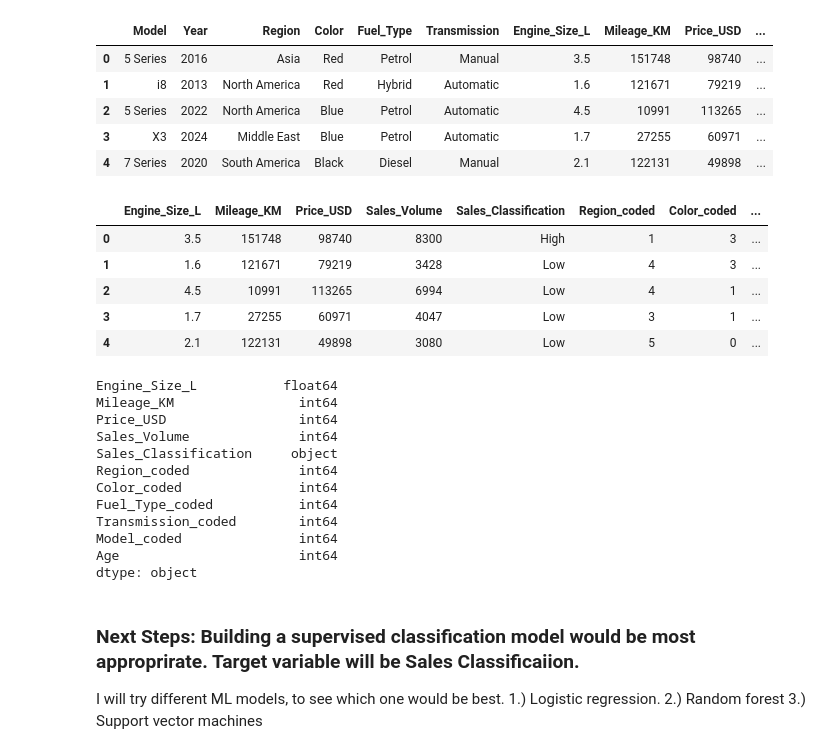
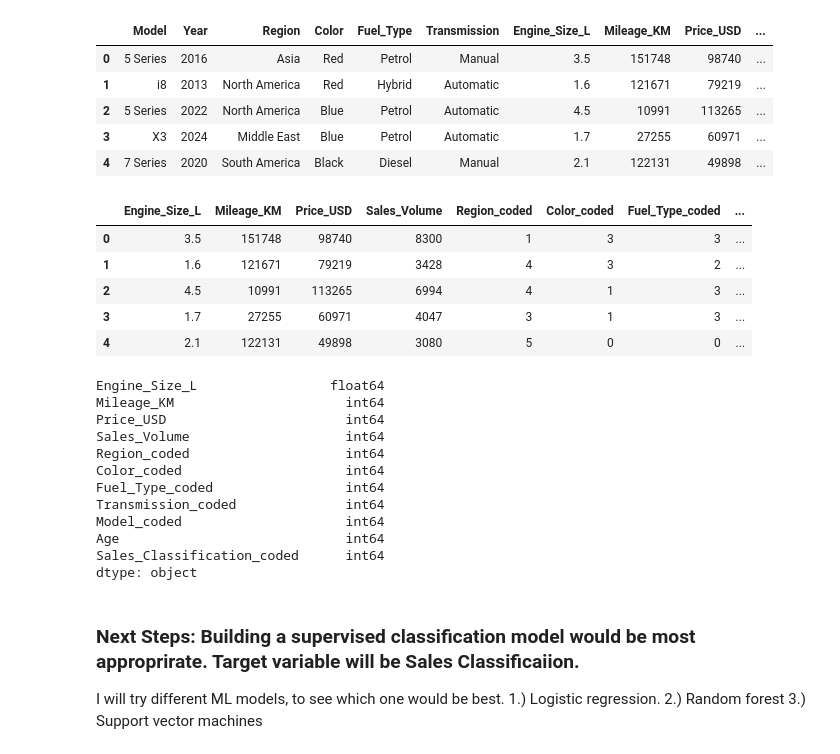
Before and after one commit to VithushanE/BMWWorldWideSales, a Jupyter notebook: BMWSales.ipynb, the cells around one changed output. Saved outputs shown, nothing was run; the diff lists cells and outputs as text; code cells hidden in the pictures.

```diff
--- a/BMWSales.ipynb
+++ b/BMWSales.ipynb
@@ -319,6 +323,7 @@ label_encoder_model = LabelEncoder()
 label_encoder_color = LabelEncoder()
 label_encoder_fuel = LabelEncoder()
 label_encoder_trans = LabelEncoder()
+label_encoder_sales = LabelEncoder()  # new encoder for sales classification
 
 # Encode categorical columns and create mapping dictionaries
 data2['Model_coded'] = label_encoder_model.fit_transform(data2['Model'])
@@ -332,6 +337,10 @@ fuel_type_mapping = dict(zip(label_encoder_fuel.classes_, label_encoder_fuel.tra
 
 data2['Transmission_coded'] = label_encoder_trans.fit_transform(data2['Transmission'])
 transmission_mapping = dict(zip(label_encoder_trans.classes_, label_encoder_trans.transform(label_encoder_trans.classes_)))
+
+# Encode Sales_Classification (High/Low → 1/0)
+data2['Sales_Classification_coded'] = label_encoder_sales.fit_transform(data2['Sales_Classification'])
+sales_mapping = dict(zip(label_encoder_sales.classes_, label_encoder_sales.transform(label_encoder_sales.classes_)))
 
 # Print mappings clearly
 print("Model Encoding Dictionary:")
@@ -350,10 +359,9 @@ print("\nTransmission Encoding Dictionary:")
 for trans, code in transmission_mapping.items():
     print(f"{trans}: {code}")
 
-
-# label encode sales
-
-data2['Sales_Classification']
+print("\nSales Classification Encoding Dictionary:")
+for sale_class, code in sales_mapping.items():
+    print(f"{sale_class}: {code}")
 
 # Preview the updated DataFrame
 data2.head()
@@ -395,30 +403,30 @@ data2.head()
 | 4 | 7 Series | 2020 | South America | Black | Diesel | Manual | 2.1 | 122131 | 49898 | ... |
 # %%
 data_clean = data2.copy()
-data_clean.drop(['Model','Year','Region','Color','Fuel_Type','Transmission'],axis=1, inplace=True)
+data_clean.drop(['Model','Year','Region','Color','Fuel_Type','Transmission', 'Sales_Classification'],axis=1, inplace=True)
 data_clean.head()
 # %% [output]
-|  | Engine_Size_L | Mileage_KM | Price_USD | Sales_Volume | Sales_Classification | Region_coded | Color_coded | ... |
-| 0 | 3.5 | 151748 | 98740 | 8300 | High | 1 | 3 | ... |
-| 1 | 1.6 | 121671 | 79219 | 3428 | Low | 4 | 3 | ... |
-| 2 | 4.5 | 10991 | 113265 | 6994 | Low | 4 | 1 | ... |
-| 3 | 1.7 | 27255 | 60971 | 4047 | Low | 3 | 1 | ... |
-| 4 | 2.1 | 122131 | 49898 | 3080 | Low | 5 | 0 | ... |
+|  | Engine_Size_L | Mileage_KM | Price_USD | Sales_Volume | Region_coded | Color_coded | Fuel_Type_coded | ... |
+| 0 | 3.5 | 151748 | 98740 | 8300 | 1 | 3 | 3 | ... |
+| 1 | 1.6 | 121671 | 79219 | 3428 | 4 | 3 | 2 | ... |
+| 2 | 4.5 | 10991 | 113265 | 6994 | 4 | 1 | 3 | ... |
+| 3 | 1.7 | 27255 | 60971 | 4047 | 3 | 1 | 3 | ... |
+| 4 | 2.1 | 122131 | 49898 | 3080 | 5 | 0 | 0 | ... |
 # %%
 # Checking to see if all data types is in ML format
 data_clean.dtypes
 # %% [output]
-Engine_Size_L           float64
-Mileage_KM                int64
-Price_USD                 int64
-Sales_Volume              int64
-Sales_Classification     object
-Region_coded              int64
-Color_coded               int64
-Fuel_Type_coded           int64
-Transmission_coded        int64
-Model_coded               int64
-Age                       int64
+Engine_Size_L                 float64
+Mileage_KM                      int64
+Price_USD                       int64
+Sales_Volume                    int64
+Region_coded                    int64
+Color_coded                     int64
+Fuel_Type_coded                 int64
+Transmission_coded              int64
+Model_coded                     int64
+Age                             int64
+Sales_Classification_coded      int64
 dtype: object
 # %% [markdown]
 ### Next Steps: Building a supervised classification model would be most approprirate. Target variable will be Sales Classificaiion.
```
Also changed, not shown: parts of 4 cells of this notebook.
